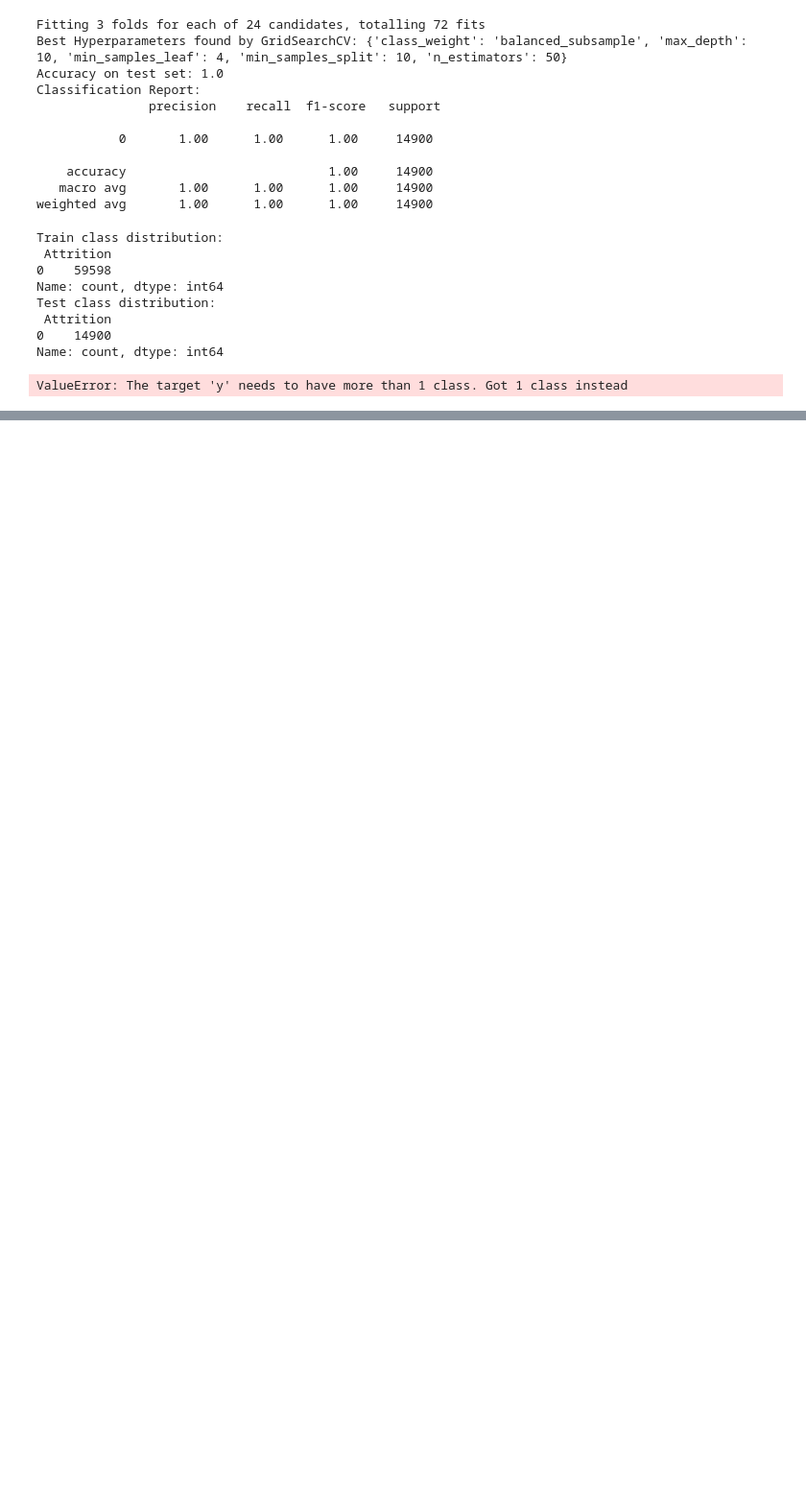
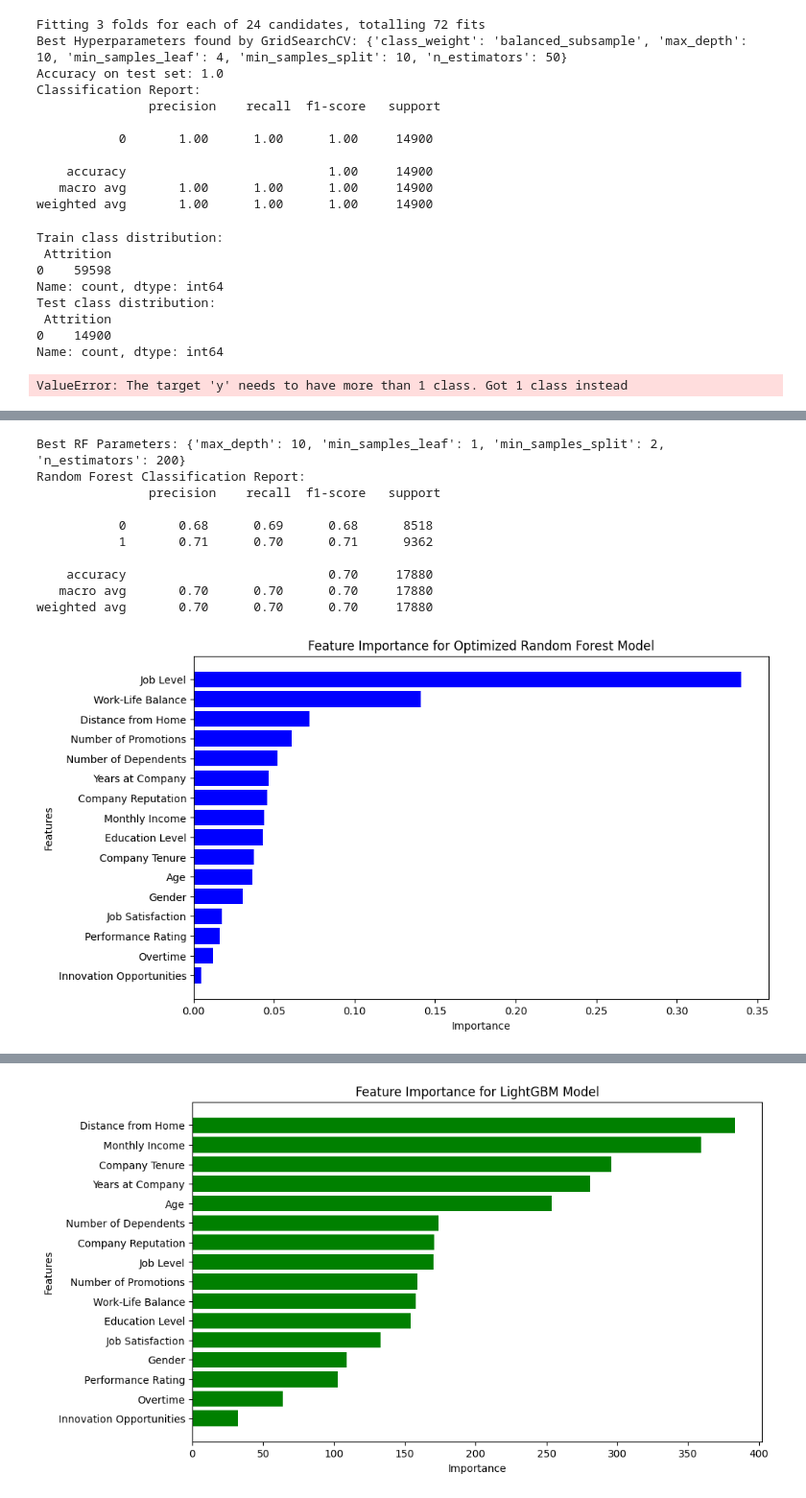
Before and after one commit to hansi-2000/HR-Project_ML, a Jupyter notebook: EMP_Attrition_rate.ipynb, the cells around one changed output, grey strips where cells are left out. Shown at 96% size. Cells and saved outputs as stored; diff of their text form; code cells hidden in the pictures; blank space fills up the shorter version.

```diff
--- a/EMP_Attrition_rate.ipynb
+++ b/EMP_Attrition_rate.ipynb
@@ -440,0 +393,76 @@ Requirement already satisfied: six>=1.5 in /usr/local/lib/python3.10/dist-packag
+# %%
+from sklearn.model_selection import GridSearchCV, train_test_split
+from sklearn.ensemble import RandomForestClassifier
+from sklearn.metrics import classification_report
+import lightgbm as lgb
+import numpy as np
+import matplotlib.pyplot as plt
+
+# Data preparation
+#train = train.drop(columns=['Job Role', 'Marital Status', 'Employee ID'])
+X = train.drop(columns=['Attrition'])
+y = train['Attrition']
+
+# Split data
+X_train, X_test, y_train, y_test = train_test_split(X, y, test_size=0.3, random_state=42)
+
+# Grid search for Random Forest hyperparameter tuning
+param_grid_rf = {
+    'max_depth': [8, 10, 12, 15],
+    'n_estimators': [100, 200, 300],
+    'min_samples_split': [2, 5, 10],
+    'min_samples_leaf': [1, 2, 4]
+}
+rf = RandomForestClassifier(random_state=42)
+grid_search_rf = GridSearchCV(estimator=rf, param_grid=param_grid_rf, cv=5, scoring='accuracy', n_jobs=-1)
+grid_search_rf.fit(X_train, y_train)
+
+# Evaluate Random Forest
+best_rf = grid_search_rf.best_estimator_
+y_pred_rf = best_rf.predict(X_test)
+print("Best RF Parameters:", grid_search_rf.best_params_)
+print("Random Forest Classification Report:\n", classification_report(y_test, y_pred_rf))
+
+# Feature importance plot for tuned Random Forest
+feature_importances_rf = best_rf.feature_importances_
+indices_rf = np.argsort(feature_importances_rf)[::-1]
+features_rf = X.columns
+
+plt.figure(figsize=(10, 6))
+plt.title("Feature Importance for Optimized Random Forest Model")
+plt.barh(features_rf[indices_rf], feature_importances_rf[indices_rf], color="b", align="center")
+plt.xlabel("Importance")
+plt.ylabel("Features")
+plt.gca().invert_yaxis()
+plt.show()
+
+# LightGBM model as an alternative
+lgb_model = lgb.LGBMClassifier()
+lgb_model.fit(X_train, y_train)
+y_pred_lgb = lgb_model.predict(X_test)
+print("LightGBM Classification Report:\n", classification_report(y_test, y_pred_lgb))
+
+# Feature importance for LightGBM
+feature_importances_lgb = lgb_model.feature_importances_
+indices_lgb = np.argsort(feature_importances_lgb)[::-1]
+features_lgb = X.columns
+
+plt.figure(figsize=(10, 6))
+plt.title("Feature Importance for LightGBM Model")
+plt.barh(features_lgb[indices_lgb], feature_importances_lgb[indices_lgb], color="g", align="center")
+plt.xlabel("Importance")
+plt.ylabel("Features")
+plt.gca().invert_yaxis()
+plt.show()
+# %% [output]
+Best RF Parameters: {'max_depth': 10, 'min_samples_leaf': 1, 'min_samples_split': 2, 'n_estimators': 200}
+Random Forest Classification Report:
+               precision    recall  f1-score   support
+
+           0       0.68      0.69      0.68      8518
+           1       0.71      0.70      0.71      9362
+
+    accuracy                           0.70     17880
+   macro avg       0.70      0.70      0.70     17880
+weighted avg       0.70      0.70      0.70     17880
+[figure, added]
@@ -440,0 +487 @@ Requirement already satisfied: six>=1.5 in /usr/local/lib/python3.10/dist-packag
+[figure, added]
```
Also changed, not shown: parts of 8 cells of this notebook.
